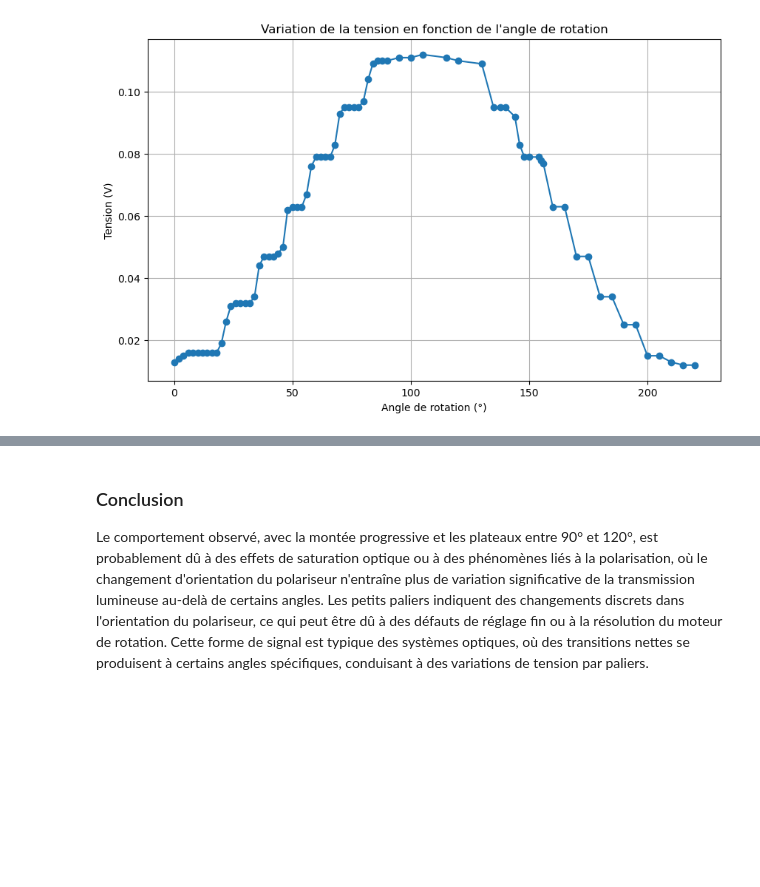
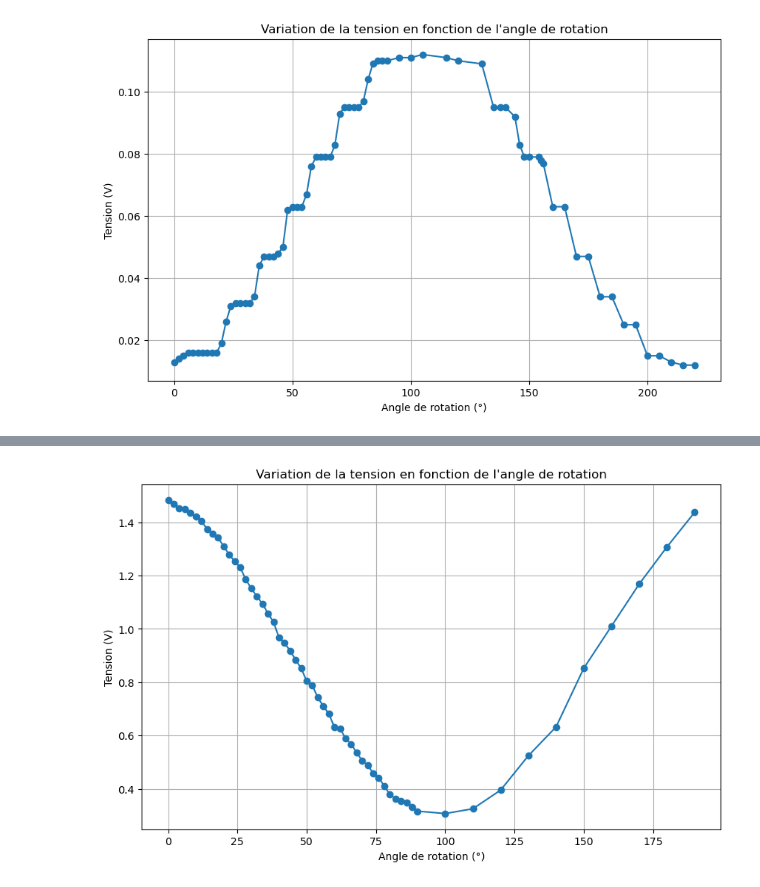
Before and after one commit to OPTIQ-2024/Laser_attenuator, a Jupyter notebook: demo.ipynb, the cells around one changed output, grey strips where cells are left out. Cells and saved outputs as stored; diff of their text form; code cells hidden in the pictures; blank space fills up the shorter version.

```diff
--- a/demo.ipynb
+++ b/demo.ipynb
@@ -7,18 +7,18 @@ import numpy as np
 import matplotlib.pyplot as plt
 
 # Angle de rotation du moteur en degrés
-teta = [0, 2, 4, 6, 8, 10, 12, 14, 16, 18, 20, 22, 24, 26, 28, 30, 32, 34, 36, 38, 40, 42, 44, 46, 48, 50, 52, 54, 56, 58, 60, 62, 64, 66, 68, 70, 72, 74, 76, 90, 100, 150, 154, 156, 78, 80, 82, 84, 86, 88, 95, 105, 115, 120, 130, 135, 138, 140, 144, 146, 148, 155, 160, 165, 170, 175, 180, 185, 190, 195, 200, 205, 210, 215, 220]
+theta = [0, 2, 4, 6, 8, 10, 12, 14, 16, 18, 20, 22, 24, 26, 28, 30, 32, 34, 36, 38, 40, 42, 44, 46, 48, 50, 52, 54, 56, 58, 60, 62, 64, 66, 68, 70, 72, 74, 76, 90, 100, 150, 154, 156, 78, 80, 82, 84, 86, 88, 95, 105, 115, 120, 130, 135, 138, 140, 144, 146, 148, 155, 160, 165, 170, 175, 180, 185, 190, 195, 200, 205, 210, 215, 220]
 
 # Tension en V
 V = [0.013, 0.014, 0.015, 0.016, 0.016, 0.016, 0.016, 0.016, 0.016, 0.016, 0.019, 0.026, 0.031, 0.032, 0.032, 0.032, 0.032, 0.034, 0.044, 0.047, 0.047, 0.047, 0.048, 0.05, 0.062, 0.063, 0.063, 0.063, 0.067, 0.076, 0.079, 0.079, 0.079, 0.079, 0.083, 0.093, 0.095, 0.095, 0.095, 0.11, 0.111, 0.079, 0.079, 0.077, 0.095, 0.097, 0.104, 0.109, 0.11, 0.11, 0.111, 0.112, 0.111, 0.11, 0.109, 0.095, 0.095, 0.095, 0.092, 0.083, 0.079, 0.078, 0.063, 0.063, 0.047, 0.047, 0.034, 0.034, 0.025, 0.025, 0.015, 0.015, 0.013, 0.012, 0.012, 0.012]
 
 
 # Tri des données
-sorted_data = sorted(zip(teta, V))  # Associe les degrés et tensions, puis trie
-teta_sorted, V_sorted = zip(*sorted_data)  # Décompose en deux listes triées
+sorted_data = sorted(zip(theta, V))  # Associe les degrés et tensions, puis trie
+theta_sorted, V_sorted = zip(*sorted_data)  # Décompose en deux listes triées
 
 plt.figure(figsize=(10, 6))
-plt.plot(teta_sorted, V_sorted, marker='o')
+plt.plot(theta_sorted, V_sorted, marker='o')
 plt.title("Variation de la tension en fonction de l'angle de rotation")
 plt.xlabel("Angle de rotation (°)")
 plt.ylabel("Tension (V)")
@@ -33,4 +33,23 @@ On observe que le signal présente un comportement apparemment périodique. La t
-# %% [markdown]
-### Conclusion
-
-Le comportement observé, avec la montée progressive et les plateaux entre 90° et 120°, est probablement dû à des effets de saturation optique ou à des phénomènes liés à la polarisation, où le changement d'orientation du polariseur n'entraîne plus de variation significative de la transmission lumineuse au-delà de certains angles. Les petits paliers indiquent des changements discrets dans l'orientation du polariseur, ce qui peut être dû à des défauts de réglage fin ou à la résolution du moteur de rotation. Cette forme de signal est typique des systèmes optiques, où des transitions nettes se produisent à certains angles spécifiques, conduisant à des variations de tension par paliers.
+# %%
+theta1 = np.arange(0, 90, 2)
+theta2 = np.arange(90, 191, 10)
+theta = np.concatenate((theta1, theta2))
+
+V = [
+    1.484, 1.468, 1.452, 1.449, 1.436, 1.421, 1.405, 1.375, 1.358, 1.342,
+    1.31, 1.279, 1.253, 1.231, 1.185, 1.152, 1.122, 1.095, 1.058, 1.026,
+    0.967, 0.947, 0.918, 0.884, 0.852, 0.804, 0.789, 0.742, 0.71, 0.681,
+    0.631, 0.626, 0.59, 0.567, 0.537, 0.505, 0.489, 0.458, 0.442, 0.41,
+    0.379, 0.363, 0.355, 0.347, 0.332, 0.316, 0.307, 0.325, 0.395, 0.524,
+    0.632, 0.852, 1.01, 1.168, 1.307, 1.437
+]
+
+plt.figure(figsize=(10, 6))
+plt.plot(teta, V, marker='o')
+plt.title("Variation de la tension en fonction de l'angle de rotation")
+plt.xlabel("Angle de rotation (°)")
+plt.ylabel("Tension (V)")
+plt.grid(True)
+plt.show()
+# %% [output]
+[figure, added]
```
Also changed, not shown: parts of 8 cells of this notebook, 1 other file.
